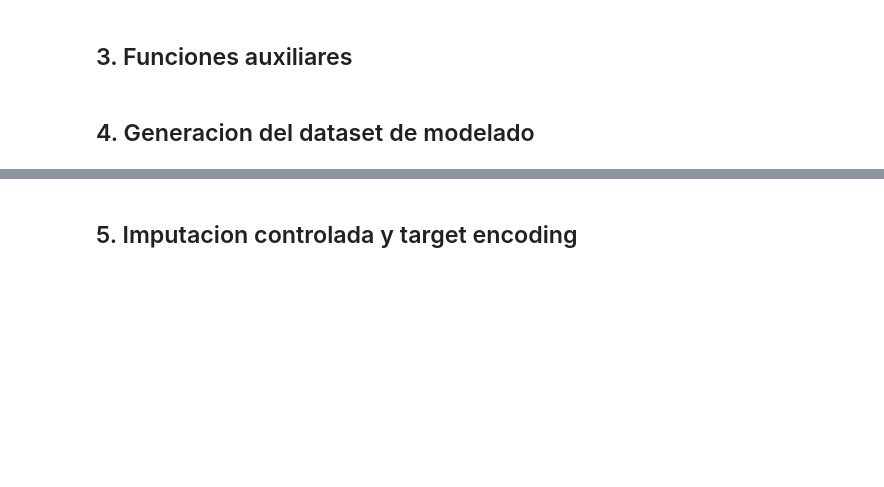
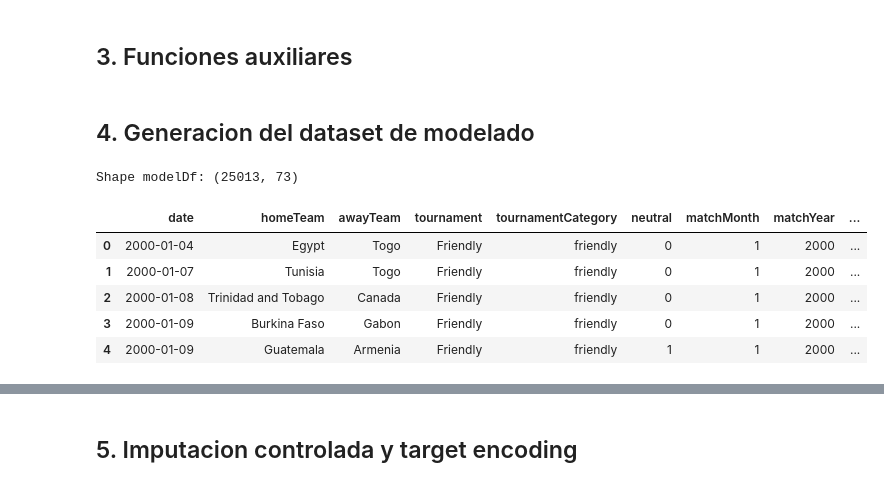
Before and after one commit to JuanjoRestrepo/worldcup-2026-prediction, a Jupyter notebook: notebooks/02_feature_engineering.ipynb, the cells around one changed output, grey strips where cells are left out. Drawn from its saved outputs; the diff is of its cells as text; code cells hidden in the pictures; blank space fills up the shorter version.

```diff
--- a/notebooks/02_feature_engineering.ipynb
+++ b/notebooks/02_feature_engineering.ipynb
@@ -189,6 +209,8 @@ for row in df.itertuples(index=False):
     awayElo = awayState["elo"]
     eloDiff = homeElo - awayElo
     absEloDiff = abs(eloDiff)
+    isCloseMatch = 1 if absEloDiff < 50 else 0
+    isVeryCloseMatch = 1 if absEloDiff < 25 else 0
     eloExpectedHomeWin = expectedScore(homeElo if neutralFlag else homeElo + homeAdvantage, awayElo)
 
     homeMatchesPlayed = homeState["matchesPlayed"]
@@ -203,6 +225,22 @@ for row in df.itertuples(index=False):
 
     homeGoalsForAvg = safeRate(homeState["goalsFor"], homeMatchesPlayed)
     awayGoalsForAvg = safeRate(awayState["goalsFor"], awayMatchesPlayed)
+    totalGoalsAvg = (
+        homeGoalsForAvg + awayGoalsForAvg
+        if pd.notna(homeGoalsForAvg) and pd.notna(awayGoalsForAvg)
+        else np.nan
+    )
+
+    lowScoringSignal = 1 if (pd.notna(totalGoalsAvg) and totalGoalsAvg < 2.5) else 0
+    lowTotalGoalsStrong = 1 if (pd.notna(totalGoalsAvg) and totalGoalsAvg < 2.2) else 0
+
+    drawTendency = (
+        absEloDiff * totalGoalsAvg
+        if pd.notna(totalGoalsAvg)
+        else np.nan
+    )
+
+
     homeGoalsAgainstAvg = safeRate(homeState["goalsAgainst"], homeMatchesPlayed)
     awayGoalsAgainstAvg = safeRate(awayState["goalsAgainst"], awayMatchesPlayed)
     homeGoalDiffAvg = safeRate(homeState["goalsFor"] - homeState["goalsAgainst"], homeMatchesPlayed)
@@ -257,6 +295,12 @@ for row in df.itertuples(index=False):
             "neutral": neutralFlag,
             "matchMonth": matchDate.month,
             "matchYear": matchDate.year,
+            "isCloseMatch": isCloseMatch,
+            "isVeryCloseMatch": isVeryCloseMatch,
+            "totalGoalsAvg": totalGoalsAvg,
+            "lowScoringSignal": lowScoringSignal,
+            "lowTotalGoalsStrong": lowTotalGoalsStrong,
+            "drawTendency": drawTendency,
             "homeScore": homeScore,
             "awayScore": awayScore,
             "homeElo": homeElo,
@@ -348,33 +392,41 @@ for row in df.itertuples(index=False):
     homeState["last10GoalsAgainst"].append(awayScore)
     awayState["last10GoalsFor"].append(awayScore)
     awayState["last10GoalsAgainst"].append(homeScore)
 
     homeState["lastMatchDate"] = matchDate
     awayState["lastMatchDate"] = matchDate
 
     newHomeElo, newAwayElo, _ = updateElo(homeElo, awayElo, homeScore, awayScore, neutral=bool(neutralFlag))
     homeState["elo"] = newHomeElo
     awayState["elo"] = newAwayElo
 
     pairStats["matchesPlayed"] += 1
     if homeScore > awayScore:
         if homeTeam == pairKey[0]:
             pairStats["firstTeamWins"] += 1
         else:
             pairStats["secondTeamWins"] += 1
     elif homeScore < awayScore:
         if awayTeam == pairKey[0]:
             pairStats["firstTeamWins"] += 1
         else:
             pairStats["secondTeamWins"] += 1
     else:
         pairStats["draws"] += 1
 
 modelDf = pd.DataFrame(featureRows)
 modelDf = modelDf.sort_values("date", kind="mergesort").reset_index(drop=True)
 
 print("Shape modelDf:", modelDf.shape)
 modelDf.head()
+# %% [output]
+Shape modelDf: (25013, 73)
+|  | date | homeTeam | awayTeam | tournament | tournamentCategory | neutral | matchMonth | matchYear | ... |
+| 0 | 2000-01-04 | Egypt | Togo | Friendly | friendly | 0 | 1 | 2000 | ... |
+| 1 | 2000-01-07 | Tunisia | Togo | Friendly | friendly | 0 | 1 | 2000 | ... |
+| 2 | 2000-01-08 | Trinidad and Tobago | Canada | Friendly | friendly | 0 | 1 | 2000 | ... |
+| 3 | 2000-01-09 | Burkina Faso | Gabon | Friendly | friendly | 0 | 1 | 2000 | ... |
+| 4 | 2000-01-09 | Guatemala | Armenia | Friendly | friendly | 1 | 1 | 2000 | ... |
 # %%
 nullSummary = modelDf.isnull().mean().sort_values(ascending=False)
 nullSummary[nullSummary > 0].head(20)
```
Also changed, not shown: parts of 7 cells of this notebook, 3 other files.
